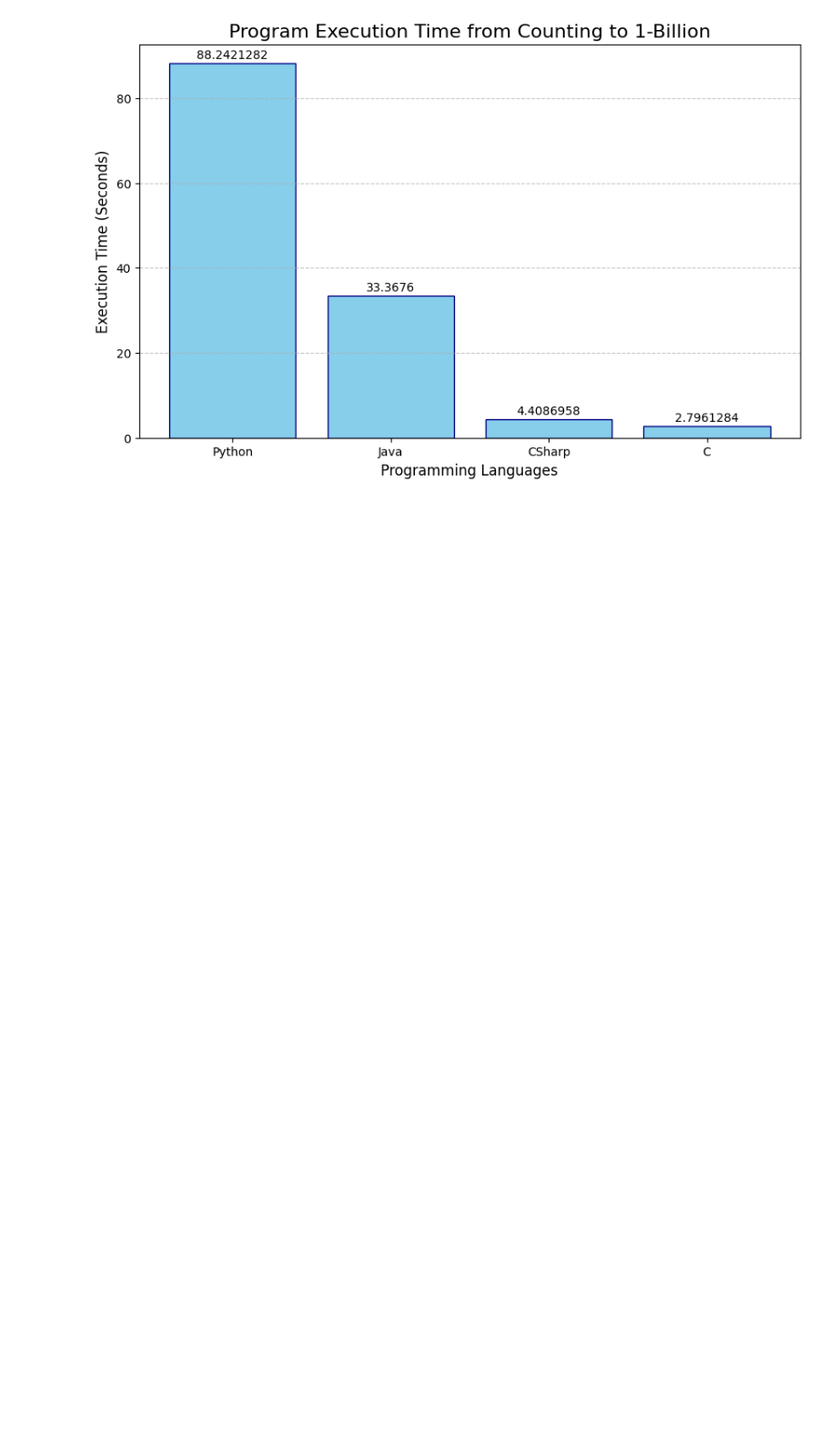
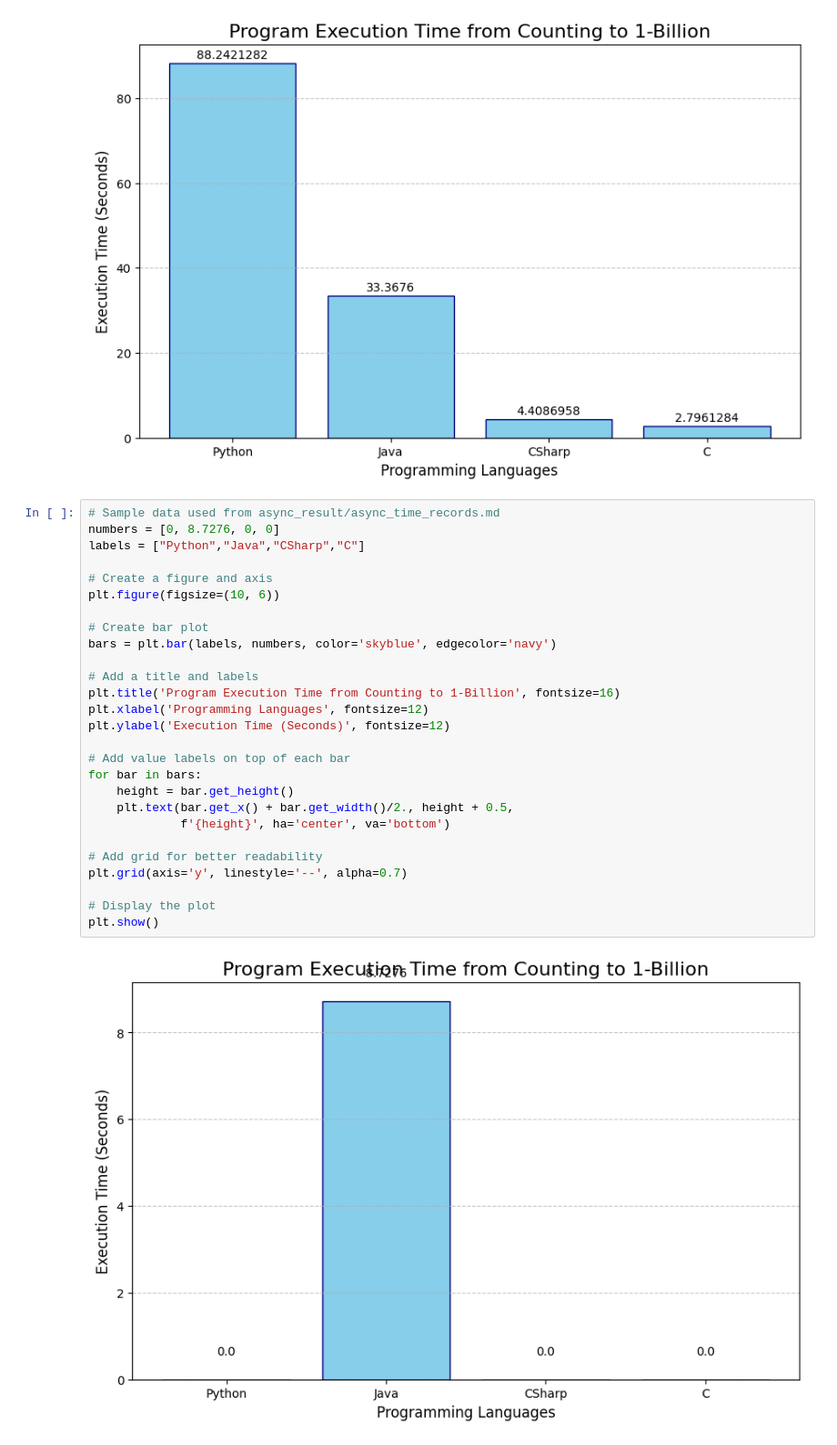
Before and after one commit to X1las/AsSynergy, a Jupyter notebook: graphs/graphics.ipynb, the cells around one changed output. Shown: that part at 91% size. Drawn from its saved outputs; the diff is of its cells as text; blank space fills up the shorter version.

Commit message:
Added java async execution code, time snippets and updated notes with average

```diff
--- a/graphs/graphics.ipynb
+++ b/graphs/graphics.ipynb
@@ -33,3 +33,32 @@ plt.grid(axis='y', linestyle='--', alpha=0.7)
 plt.show()
 # %% [output]
 [figure]
+# %%
+# Sample data used from async_result/async_time_records.md
+numbers = [0, 8.7276, 0, 0]
+labels = ["Python","Java","CSharp","C"]
+
+# Create a figure and axis
+plt.figure(figsize=(10, 6))
+
+# Create bar plot
+bars = plt.bar(labels, numbers, color='skyblue', edgecolor='navy')
+
+# Add a title and labels
+plt.title('Program Execution Time from Counting to 1-Billion', fontsize=16)
+plt.xlabel('Programming Languages', fontsize=12)
+plt.ylabel('Execution Time (Seconds)', fontsize=12)
+
+# Add value labels on top of each bar
+for bar in bars:
+    height = bar.get_height()
+    plt.text(bar.get_x() + bar.get_width()/2., height + 0.5,
+             f'{height}', ha='center', va='bottom')
+
+# Add grid for better readability
+plt.grid(axis='y', linestyle='--', alpha=0.7)
+
+# Display the plot
+plt.show()
+# %% [output]
+[figure, added]
```
Also changed, not shown: 37 other files.
